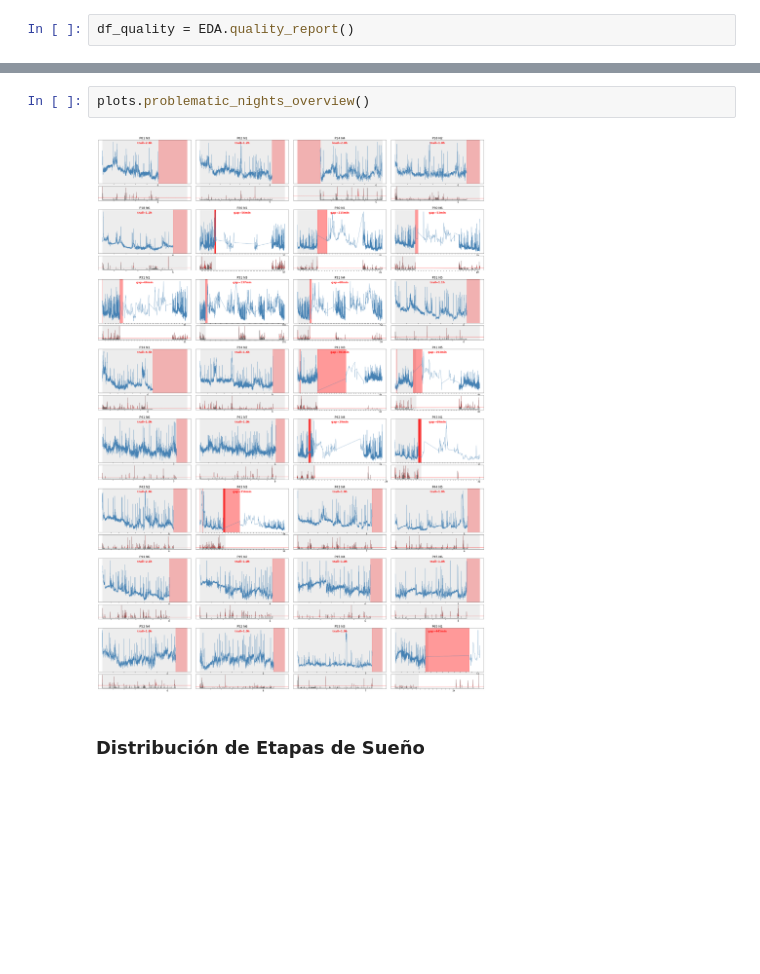
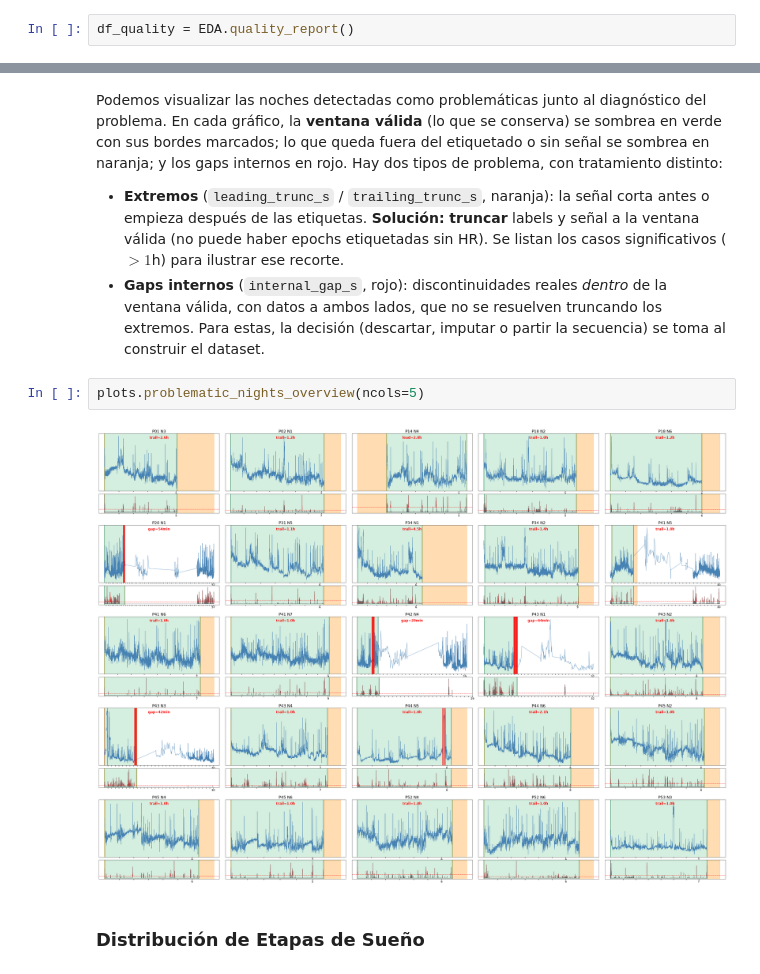
Before and after one commit to agus-pereyra/proyecto-final-ml, a Jupyter notebook: src/eda.ipynb, the cells around one changed output, grey strips where cells are left out. Drawn from its saved outputs; the diff is of its cells as text; blank space fills up the shorter version.

Commit message:
noches problemáticas mejorado

```diff
--- a/src/eda.ipynb
+++ b/src/eda.ipynb
@@ -59,7 +83,12 @@ Noches problemáticas: 32 / 253 (12.6%)
+# %% [markdown]
+Podemos visualizar las noches detectadas como problemáticas junto al diagnóstico del problema. En cada gráfico, la **ventana válida** (lo que se conserva) se sombrea en verde con sus bordes marcados; lo que queda fuera del etiquetado o sin señal se sombrea en naranja; y los gaps internos en rojo. Hay dos tipos de problema, con tratamiento distinto:
+
+- **Extremos** (`leading_trunc_s` / `trailing_trunc_s`, naranja): la señal corta antes o empieza después de las etiquetas. **Solución: truncar** labels y señal a la ventana válida (no puede haber epochs etiquetadas sin HR). Se listan los casos significativos ($>1$h) para ilustrar ese recorte.
+- **Gaps internos** (`internal_gap_s`, rojo): discontinuidades reales *dentro* de la ventana válida, con datos a ambos lados, que no se resuelven truncando los extremos. Para estas, la decisión (descartar, imputar o partir la secuencia) se toma al construir el dataset.
 # %%
-plots.problematic_nights_overview()
+plots.problematic_nights_overview(ncols=5)
 # %% [output]
-[figure, old version]
+[figure, new version]
 # %% [markdown]
 ### Distribución de Etapas de Sueño
 # %%
```
Also changed, not shown: parts of 6 cells of this notebook, 6 other files.
